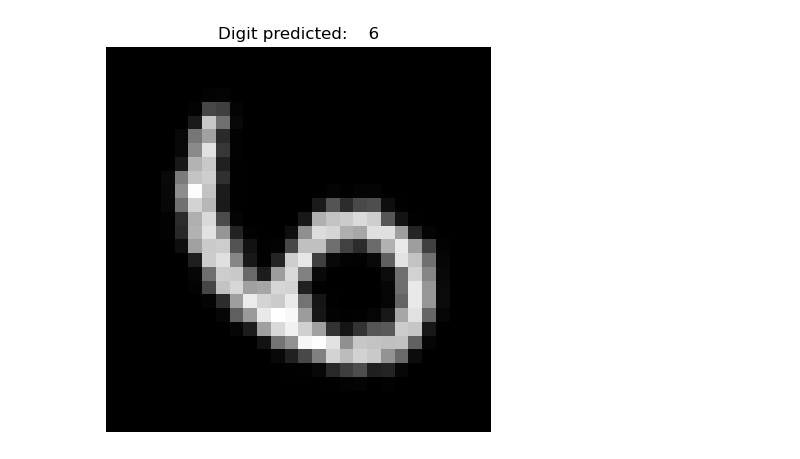
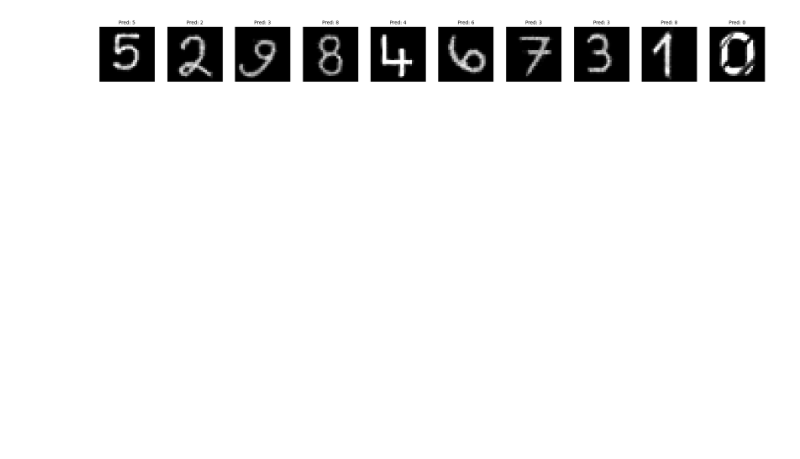
Before and after one commit to mattianasi/Numerical_simulation_laboratory, a Jupyter notebook: Lezione 12/Ex12.ipynb, the cells around one changed output. Saved outputs shown, nothing was run; the diff lists cells and outputs as text; code cells hidden in the pictures; blank space fills up the shorter version.

```diff
--- a/Lezione 12/Ex12.ipynb
+++ b/Lezione 12/Ex12.ipynb
@@ -49,11 +141,19 @@ def create_DNN():
 # %%
-from keras.optimizers import SGD, Adam, RMSprop, Adagrad, Adadelta, Adam, Adamax, Nadam
 
 def compile_model():
     # create the model
     model=create_DNN()
     # compile the model
     model.compile(loss=keras.losses.categorical_crossentropy,
-                  optimizer=Adam(),
+                  optimizer=Adamax(),
                   metrics=['acc'])
     return model
+
+from keras.callbacks import EarlyStopping
+
+early_stopping = EarlyStopping(
+    monitor='val_loss',     # You can also use 'val_accuracy'
+    patience=5,             # Stop after 5 epochs without improvement
+    restore_best_weights=True,  # Revert to best weights
+    verbose=1
+)
@@ -70,6 +168,7 @@ history = model_DNN.fit(X_train, Y_train,
           epochs=epochs,
           shuffle=True, # a good idea is to shuffle input before at each epoch
           verbose=1,
+          callbacks=[early_stopping],
           validation_data=(X_test, Y_test))
 # %% [output]
 Epoch 1/30
@@ -200,6 +310,7 @@ historyC = model_CNN.fit(X_train, Y_train,
           epochs=epochs,
           shuffle=True,
           verbose=1,
+          callbacks=[early_stopping],
           validation_data=(X_test, Y_test))
 # %% [output]
 Epoch 1/30
@@ -299,14 +413,31 @@ CNN sta overfittando il mnist???
 # %%
-print(data.shape)
-data = data.reshape(1,xdim*ydim)
-print(data.shape)
-pred_0 = model_DNN.predict(data)
+import numpy as np
 
-data = data.reshape(xdim,ydim)
+plt.figure(figsize=(len(images) * 2, 2))
 
-plt.figure(figsize=(5, 5))
-plt.imshow(data, cmap='gray')
-plt.title("Digit predicted:    {}".format(np.argmax(pred_0)))
-plt.axis('off')
+for i, img in enumerate(images):
+    # Convert to grayscale (model likely expects grayscale)
+    digit_gray = img.convert('L')
+
+    # Resize or get image size
+    ydim, xdim = digit_gray.size
+
+    # Convert to numpy array and normalize [0,1]
+    data = np.array(digit_gray).astype('float32') / 255.0
+
+    # Flatten to 1D array (assuming model input shape is (1, xdim*ydim))
+    data = data.flatten().reshape(1, -1)
+
+    # Predict with your model (replace model_DNN with your actual model)
+    pred = model_DNN.predict(data)
+    predicted_digit = np.argmax(pred)
+
+    # Plot image and prediction
+    ax = plt.subplot(1, len(images), i + 1)
+    plt.imshow(img)
+    plt.title(f"Pred: {predicted_digit}", fontsize=10)
+    plt.axis('off')
+
+plt.tight_layout()
 plt.show()
 # %% [output]
@@ -316,2 +454,2 @@ plt.show()
-[figure, old version]
+[figure, new version]
 # %%
```
Also changed, not shown: parts of 23 cells of this notebook, 17 other files.
